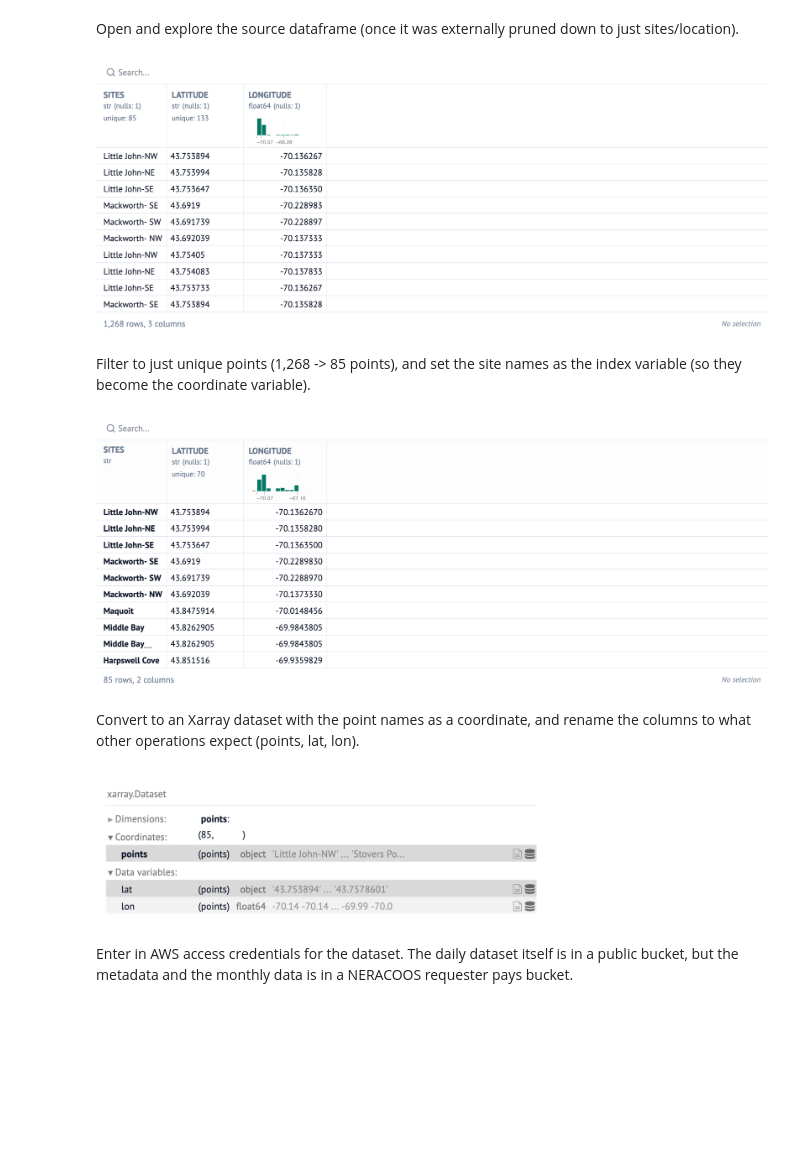
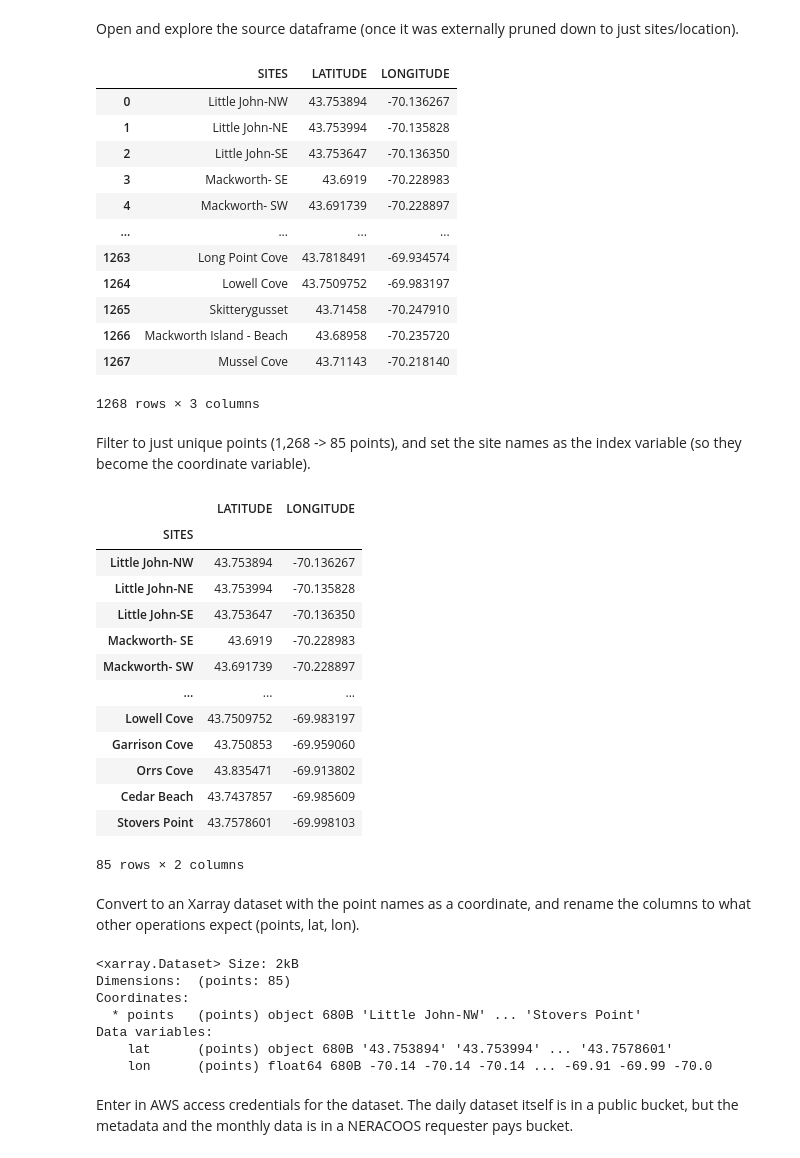
Before and after one commit to ateucher/ohw-tutorials, a Jupyter notebook: 01-Tue/xarray/oisst_green_crabs.ipynb, the cells around one changed output. Saved outputs shown, nothing was run; the diff lists cells and outputs as text; code cells hidden in the pictures; blank space fills up the shorter version.

```diff
--- a/01-Tue/xarray/oisst_green_crabs.ipynb
+++ b/01-Tue/xarray/oisst_green_crabs.ipynb
@@ -16,24 +15,55 @@ import geopandas as gpd
 # %% [markdown]
 Open and explore the source dataframe (once it was externally pruned down to just sites/location).
 # %%
-source_df = pd.read_csv("~/Downloads/Green_Crab_MT_points.csv", engine="python")
+source_df = pd.read_csv("./Green_Crab_MT_points.csv", engine="python")
 source_df
 # %% [output]
-[figure, removed]
+|  | SITES | LATITUDE | LONGITUDE |
+| 0 | Little John-NW | 43.753894 | -70.136267 |
+| 1 | Little John-NE | 43.753994 | -70.135828 |
+| 2 | Little John-SE | 43.753647 | -70.136350 |
+| 3 | Mackworth- SE | 43.6919 | -70.228983 |
+| 4 | Mackworth- SW | 43.691739 | -70.228897 |
+| ... | ... | ... | ... |
+| 1263 | Long Point Cove | 43.7818491 | -69.934574 |
+| 1264 | Lowell Cove | 43.7509752 | -69.983197 |
+| 1265 | Skitterygusset | 43.71458 | -70.247910 |
+| 1266 | Mackworth Island - Beach | 43.68958 | -70.235720 |
+| 1267 | Mussel Cove | 43.71143 | -70.218140 |
+1268 rows × 3 columns
 # %% [markdown]
 Filter to just unique points (1,268 -> 85 points), and set the site names as the index variable (so they become the coordinate variable).
 # %%
 unique_df = source_df.drop_duplicates(["SITES"]).set_index("SITES")
 unique_df
 # %% [output]
-[figure, removed]
+|  | LATITUDE | LONGITUDE |
+| SITES |  |  |
+| Little John-NW | 43.753894 | -70.136267 |
+| Little John-NE | 43.753994 | -70.135828 |
+| Little John-SE | 43.753647 | -70.136350 |
+| Mackworth- SE | 43.6919 | -70.228983 |
+| Mackworth- SW | 43.691739 | -70.228897 |
+| ... | ... | ... |
+| Lowell Cove | 43.7509752 | -69.983197 |
+| Garrison Cove | 43.750853 | -69.959060 |
+| Orrs Cove | 43.835471 | -69.913802 |
+| Cedar Beach | 43.7437857 | -69.985609 |
+| Stovers Point | 43.7578601 | -69.998103 |
+85 rows × 2 columns
 # %% [markdown]
 Convert to an Xarray dataset with the point names as a coordinate, and rename the columns to what other operations expect (points, lat, lon).
 # %%
 points_ds = unique_df.to_xarray().rename({"LATITUDE": "lat", "LONGITUDE": "lon", "SITES": "points"})
 points_ds
 # %% [output]
-[figure, removed]
+<xarray.Dataset> Size: 2kB
+Dimensions:  (points: 85)
+Coordinates:
+  * points   (points) object 680B 'Little John-NW' ... 'Stovers Point'
+Data variables:
+    lat      (points) object 680B '43.753894' '43.753994' ... '43.7578601'
+    lon      (points) float64 680B -70.14 -70.14 -70.14 ... -69.91 -69.99 -70.0
 # %% [markdown]
 Enter in AWS access credentials for the dataset. The daily dataset itself is in a public bucket, but the metadata and the monthly data is in a NERACOOS requester pays bucket.
 # %%
```
Also changed, not shown: parts of 12 cells of this notebook.
